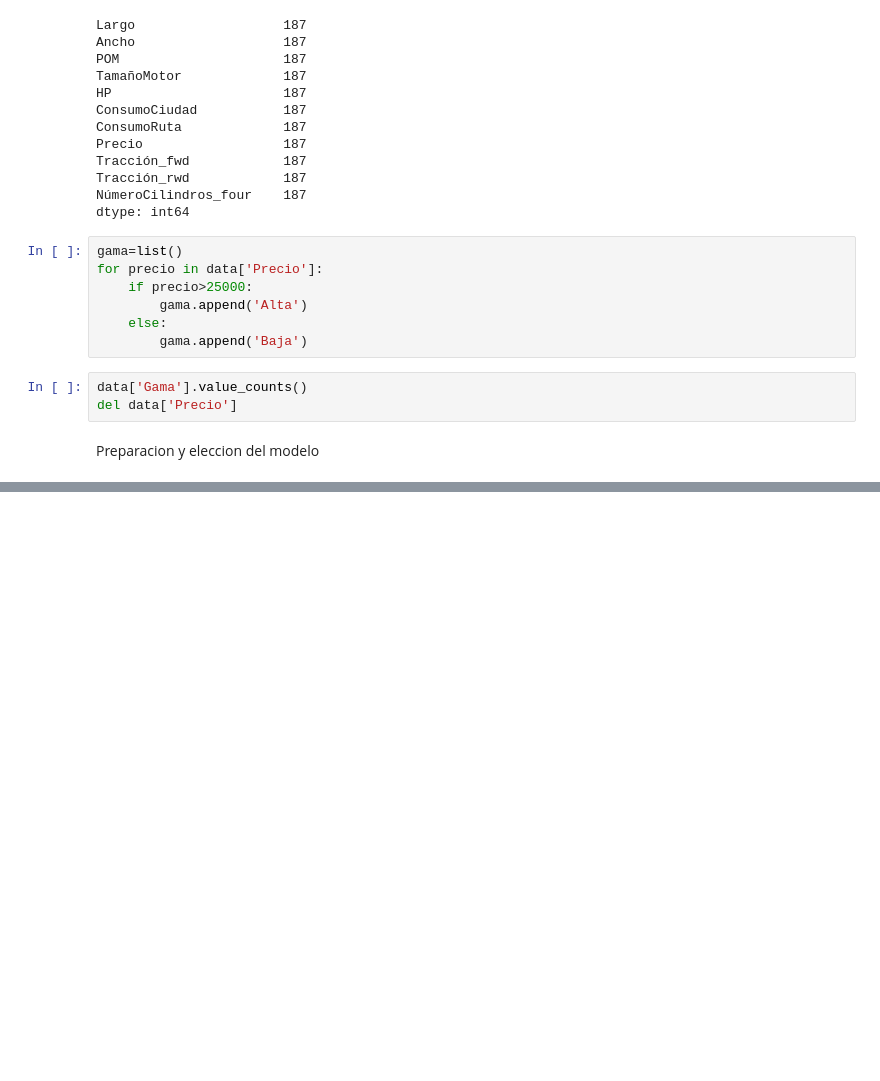
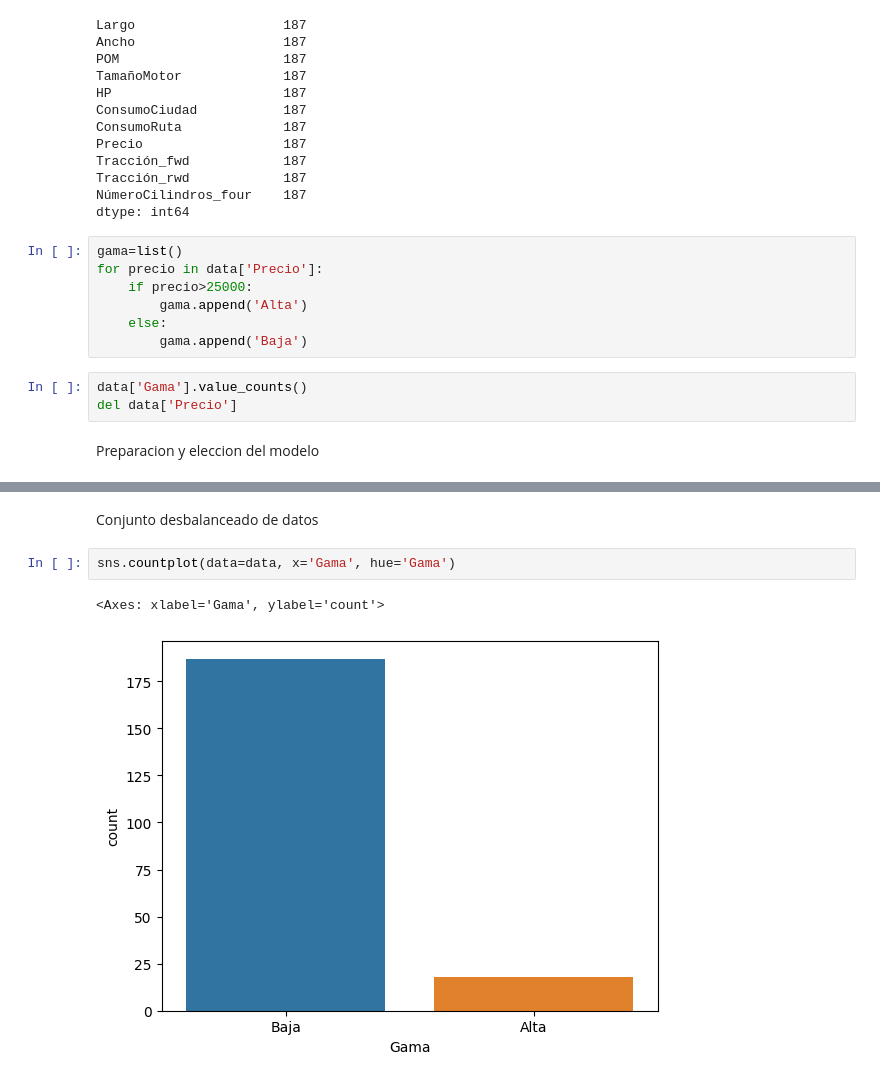
Before and after one commit to Juancito2085/Integrador-M6, a Jupyter notebook: Modelado.ipynb, the cells around one changed output, grey strips where cells are left out. Saved outputs shown, nothing was run; the diff lists cells and outputs as text; blank space fills up the shorter version.

```diff
--- a/Modelado.ipynb
+++ b/Modelado.ipynb
@@ -74,0 +60,7 @@ Preparacion y eleccion del modelo
+# %% [markdown]
+Conjunto desbalanceado de datos
+# %%
+sns.countplot(data=data, x='Gama', hue='Gama')
+# %% [output]
+<Axes: xlabel='Gama', ylabel='count'>
+[figure, added]
```
Also changed, not shown: parts of 3 cells of this notebook, 1 other file.
